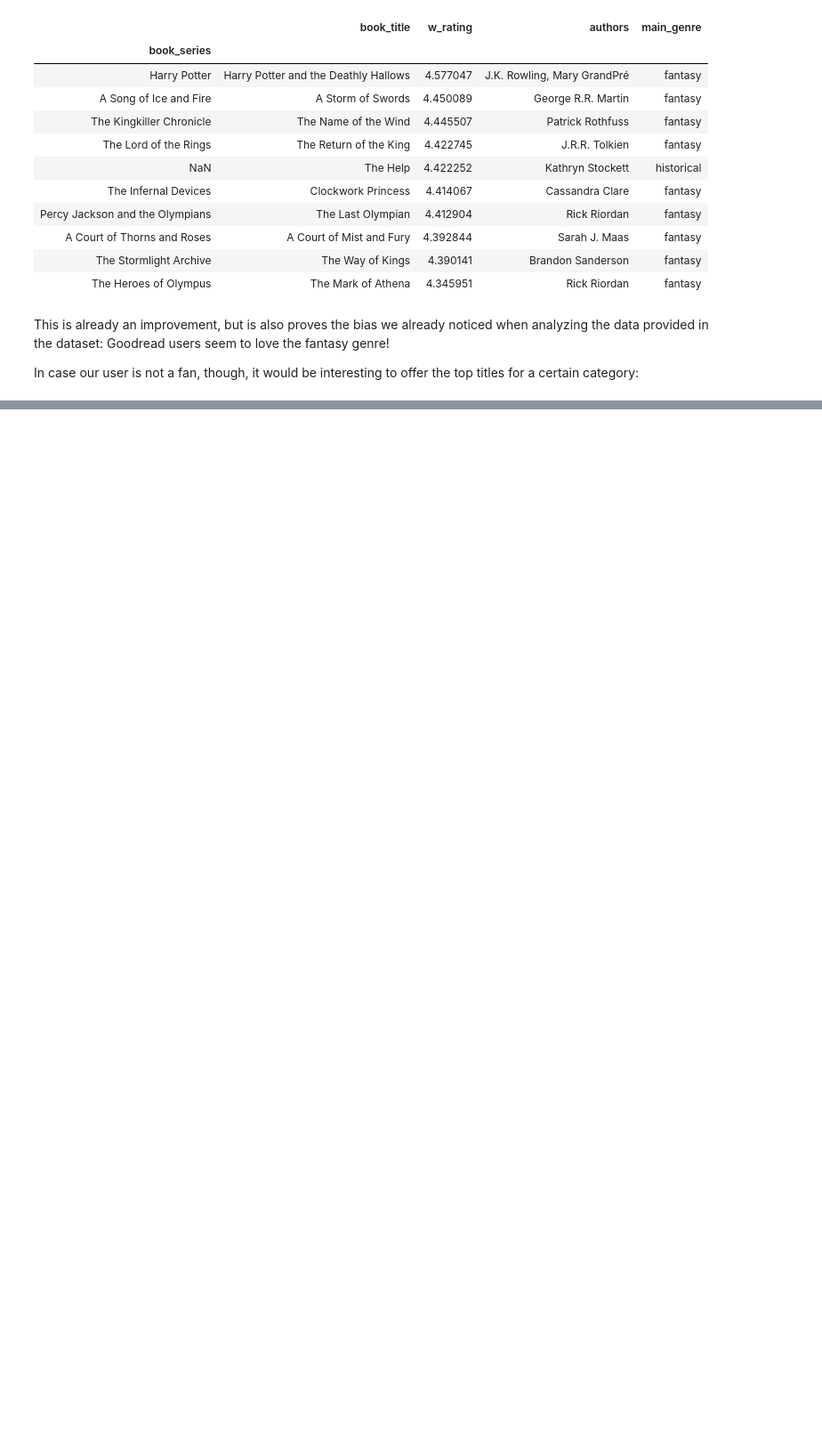
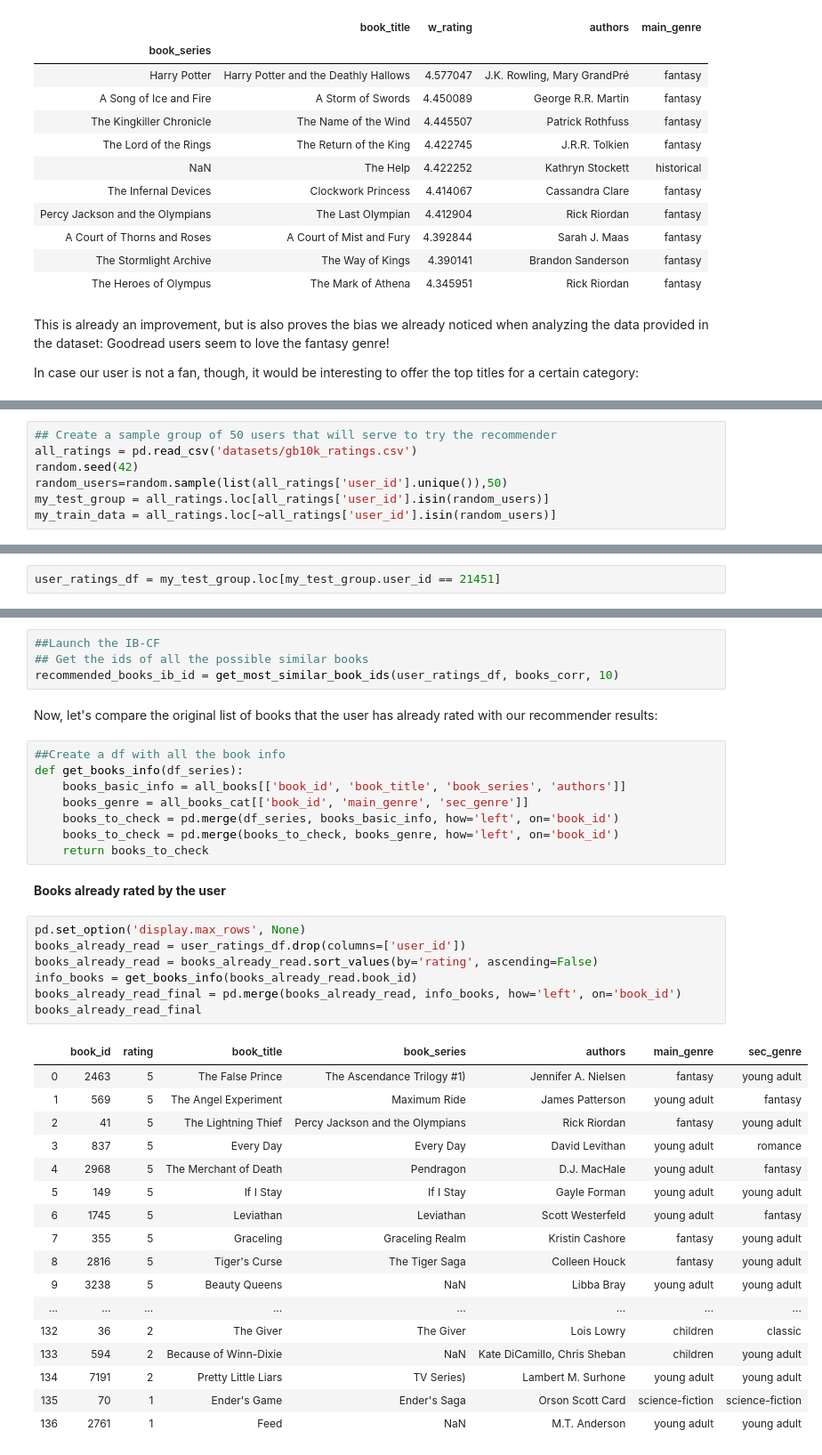
Before and after one commit to ta-data-bcn/Project-Week-8-Final-Project, a Jupyter notebook: An approach to book recommendations.ipynb, the cells around one changed output, grey strips where cells are left out. Shown at 89% size. Saved outputs shown, nothing was run; the diff lists cells and outputs as text; blank space fills up the shorter version.

```diff
--- a/An approach to book recommendations.ipynb
+++ b/An approach to book recommendations.ipynb
@@ -293,0 +511,7 @@ BLABLA ON USER COLLABORATIVE FILTERING BY USER AND PRODUCT. GO FOR USER.
+# %%
+## Create a sample group of 50 users that will serve to try the recommender
+all_ratings = pd.read_csv('datasets/gb10k_ratings.csv')
+random.seed(42)
+random_users=random.sample(list(all_ratings['user_id'].unique()),50)
+my_test_group = all_ratings.loc[all_ratings['user_id'].isin(random_users)]
+my_train_data = all_ratings.loc[~all_ratings['user_id'].isin(random_users)]
@@ -293,0 +628,2 @@ BLABLA ON USER COLLABORATIVE FILTERING BY USER AND PRODUCT. GO FOR USER.
+# %%
+user_ratings_df = my_test_group.loc[my_test_group.user_id == 21451]
@@ -293,0 +636,41 @@ BLABLA ON USER COLLABORATIVE FILTERING BY USER AND PRODUCT. GO FOR USER.
+# %%
+##Launch the IB-CF
+## Get the ids of all the possible similar books
+recommended_books_ib_id = get_most_similar_book_ids(user_ratings_df, books_corr, 10)
+# %% [markdown]
+Now, let's compare the original list of books that the user has already rated with our recommender results:
+# %%
+##Create a df with all the book info
+def get_books_info(df_series):
+    books_basic_info = all_books[['book_id', 'book_title', 'book_series', 'authors']]
+    books_genre = all_books_cat[['book_id', 'main_genre', 'sec_genre']]
+    books_to_check = pd.merge(df_series, books_basic_info, how='left', on='book_id')
+    books_to_check = pd.merge(books_to_check, books_genre, how='left', on='book_id')
+    return books_to_check
+# %% [markdown]
+**Books already rated by the user**
+# %%
+pd.set_option('display.max_rows', None)
+books_already_read = user_ratings_df.drop(columns=['user_id'])
+books_already_read = books_already_read.sort_values(by='rating', ascending=False)
+info_books = get_books_info(books_already_read.book_id)
+books_already_read_final = pd.merge(books_already_read, info_books, how='left', on='book_id')
+books_already_read_final
+# %% [output]
+|  | book_id | rating | book_title | book_series | authors | main_genre | sec_genre |
+| 0 | 2463 | 5 | The False Prince | The Ascendance Trilogy #1) | Jennifer A. Nielsen | fantasy | young adult |
+| 1 | 569 | 5 | The Angel Experiment | Maximum Ride | James Patterson | young adult | fantasy |
+| 2 | 41 | 5 | The Lightning Thief | Percy Jackson and the Olympians | Rick Riordan | fantasy | young adult |
+| 3 | 837 | 5 | Every Day | Every Day | David Levithan | young adult | romance |
+| 4 | 2968 | 5 | The Merchant of Death | Pendragon | D.J. MacHale | young adult | fantasy |
+| 5 | 149 | 5 | If I Stay | If I Stay | Gayle Forman | young adult | young adult |
+| 6 | 1745 | 5 | Leviathan | Leviathan | Scott Westerfeld | young adult | fantasy |
+| 7 | 355 | 5 | Graceling | Graceling Realm | Kristin Cashore | fantasy | young adult |
+| 8 | 2816 | 5 | Tiger's Curse | The Tiger Saga | Colleen Houck | fantasy | young adult |
+| 9 | 3238 | 5 | Beauty Queens | NaN | Libba Bray | young adult | young adult |
+| ... | ... | ... | ... | ... | ... | ... | ... |
+| 132 | 36 | 2 | The Giver | The Giver | Lois Lowry | children | classic |
+| 133 | 594 | 2 | Because of Winn-Dixie | NaN | Kate DiCamillo, Chris Sheban | children | young adult |
+| 134 | 7191 | 2 | Pretty Little Liars | TV Series) | Lambert M. Surhone | young adult | young adult |
+| 135 | 70 | 1 | Ender's Game | Ender's Saga | Orson Scott Card | science-fiction | science-fiction |
+| 136 | 2761 | 1 | Feed | NaN | M.T. Anderson | young adult | young adult |
```
Also changed, not shown: parts of 70 cells of this notebook, 13 other files.
